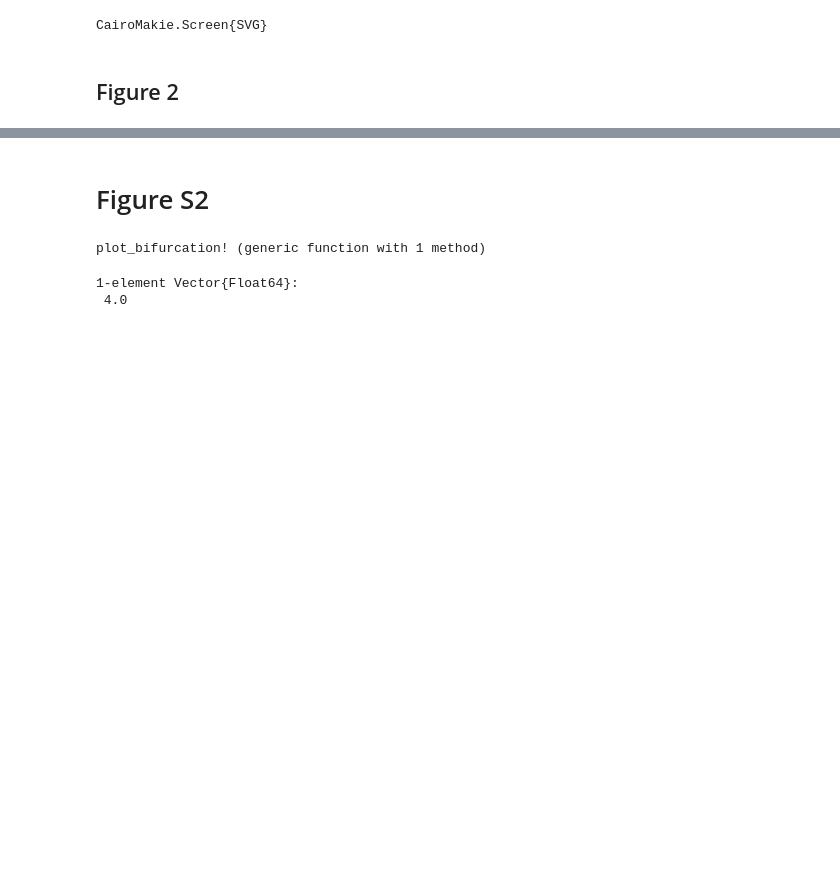
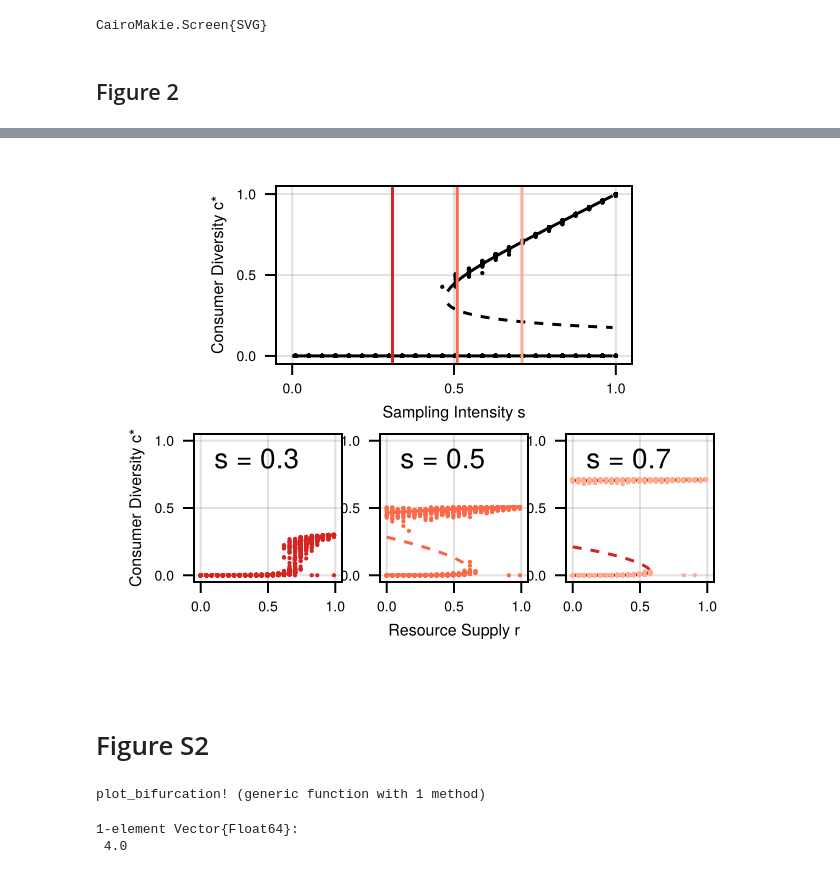
Before and after one commit to CleggTom/MiNet, a Jupyter notebook: Notebooks/Main.ipynb, the cells around one changed output, grey strips where cells are left out. Saved outputs shown, nothing was run; the diff lists cells and outputs as text; code cells hidden in the pictures; blank space fills up the shorter version.

```diff
--- a/Notebooks/Main.ipynb
+++ b/Notebooks/Main.ipynb
@@ -306,3 +254,66 @@ f
+# %%
+#Parameters
+λn=10.0
+λp=10.0
+
+#generate p_list
+n_s = 100
+s_vec = range(0.0, 0.99, length = n_s)
+
+#network simulations
+#network size
+n_s_network = 25
+s_vec_network = range(0.0, 0.99, length = n_s_network)
+
+N = 10000
+n_r = 100
+n_rep = 1
+
+inch = 96
+pt = 4/3
+cm = inch / 2.54
+
+f = Figure(size = (8.6cm,7cm))
+
+style = (xlabelsize = 8, ylabelsize = 8, xticklabelsize = 7, yticklabelsize = 7)
+
+ax = Axis(f[1,1:6], xlabel = "Sampling Intensity s", ylabel = "Consumer Diversity c*", aspect = 2; style...)
+
+cmap = :Reds
+#initial consumer bifurcation - sample prop 1-s
+c = resample_cmap(cmap, n_s)[1]
+series!(ax, 1 .-s_vec_network, b0_sim[:,:,1,1], solid_color = :black, linewidth = 0, markersize = 3)
+plot_bifurcation!(ax, s_vec, b0_pred[:,1], color = :black)
+
+ind = [8,13,18]
+vlines!(ax, s_vec[ind .* 4], color =  resample_cmap(cmap, n_s_network)[ind |> reverse])
+
+#vary resource supply - remove prop r
+indx = [1:2,3:4,5:6]
+ax2 = [Axis(f[2,indx[p]], aspect = 1; style...) for p = 1:3]
+ax2[1].ylabel = "Consumer Diversity c*"
+ax2[2].xlabel = "Resource Supply r"
+for (p,i) = enumerate((ind) .* 4)
+    c = resample_cmap(cmap, n_s)[i]
+    plot_bifurcation!(ax2[p], s_vec, b0_pred[i,:], color = c)
+end
+x = 0
+for (p,i) =  enumerate(reverse(ind))
+    c = resample_cmap(cmap, n_s_network)[i]
+    series!(ax2[p], s_vec_network, b0_sim[:,i,:,1], solid_color = c, linewidth = 0, markersize = 3)
+    s = round(s_vec[ind .* 4][p]; digits = 1)
+    text!(ax2[p], 0.1,0.75, text = "s = $s")
+end
+
+linkaxes!(ax,ax2)
+rowgap!(f.layout, 0)
+colgap!(f.layout, 0)
+
+save("../Results/Figures/removal_plots_2.svg", f, px_per_unit = 300/inch)
+
+f
+# %% [output]
+[figure, added]
 # %% [markdown]
 # Figure S2
 # %%
```
Also changed, not shown: parts of 6 cells of this notebook, 2 other files.
